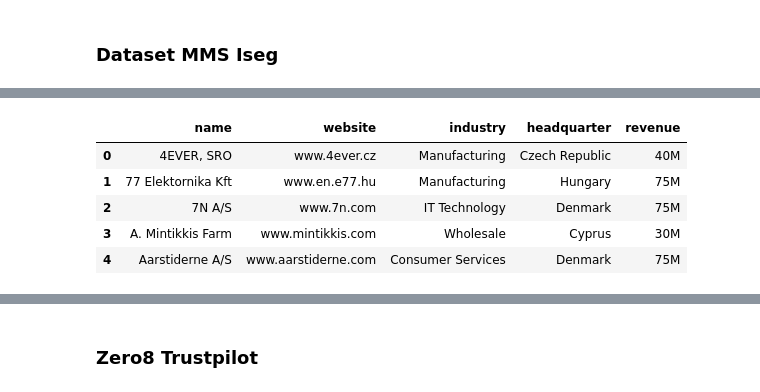
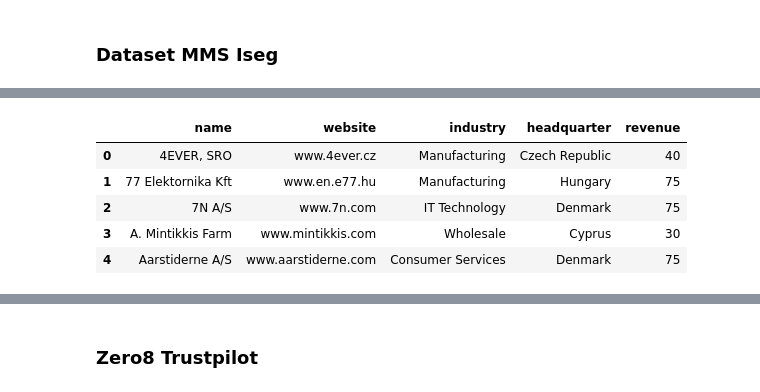
Before and after one commit to samuel-esp/IngDati-Progetto, a Jupyter notebook: SchemaAlignmentCompanies.ipynb, the cells around one changed output, grey strips where cells are left out. Saved outputs shown, nothing was run; the diff lists cells and outputs as text; code cells hidden in the pictures.

```diff
--- a/SchemaAlignmentCompanies.ipynb
+++ b/SchemaAlignmentCompanies.ipynb
@@ -572,14 +574,15 @@ mmsiseg.head(10)
 # %%
 mmsiseg.rename(columns={'company_name':'name'}, inplace=True)
 mmsiseg.rename(columns={'sector':'industry'}, inplace=True)
 mmsiseg.rename(columns={'country':'headquarter'}, inplace=True)
 mmsiseg.rename(columns={'revenue_euros':'revenue'}, inplace=True)
 mmsiseg['revenue'] = mmsiseg['revenue'].str[0:4]
+mmsiseg['revenue'] = mmsiseg['revenue'].str.replace(r'[^\d.]+', '')
 mmsiseg.head()
 # %% [output]
 |  | name | website | industry | headquarter | revenue |
-| 0 | 4EVER, SRO | www.4ever.cz | Manufacturing | Czech Republic | 40M |
-| 1 | 77 Elektornika Kft | www.en.e77.hu | Manufacturing | Hungary | 75M |
-| 2 | 7N A/S | www.7n.com | IT Technology | Denmark | 75M |
-| 3 | A. Mintikkis Farm | www.mintikkis.com | Wholesale | Cyprus | 30M |
-| 4 | Aarstiderne A/S | www.aarstiderne.com | Consumer Services | Denmark | 75M |
+| 0 | 4EVER, SRO | www.4ever.cz | Manufacturing | Czech Republic | 40 |
+| 1 | 77 Elektornika Kft | www.en.e77.hu | Manufacturing | Hungary | 75 |
+| 2 | 7N A/S | www.7n.com | IT Technology | Denmark | 75 |
+| 3 | A. Mintikkis Farm | www.mintikkis.com | Wholesale | Cyprus | 30 |
+| 4 | Aarstiderne A/S | www.aarstiderne.com | Consumer Services | Denmark | 75 |
```
Also changed, not shown: parts of 45 cells of this notebook, 1 other file.
